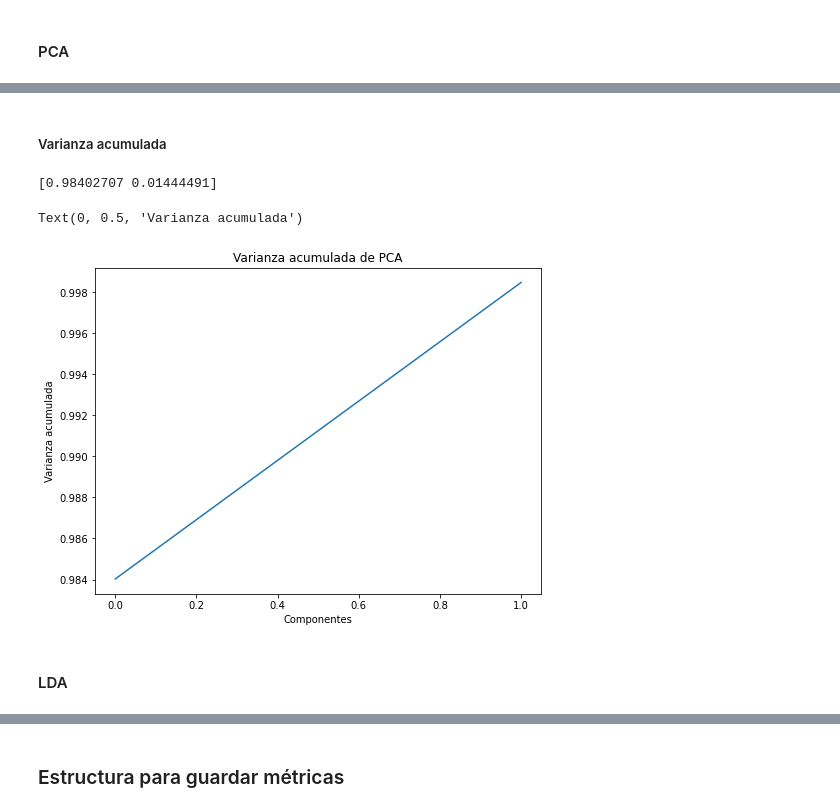
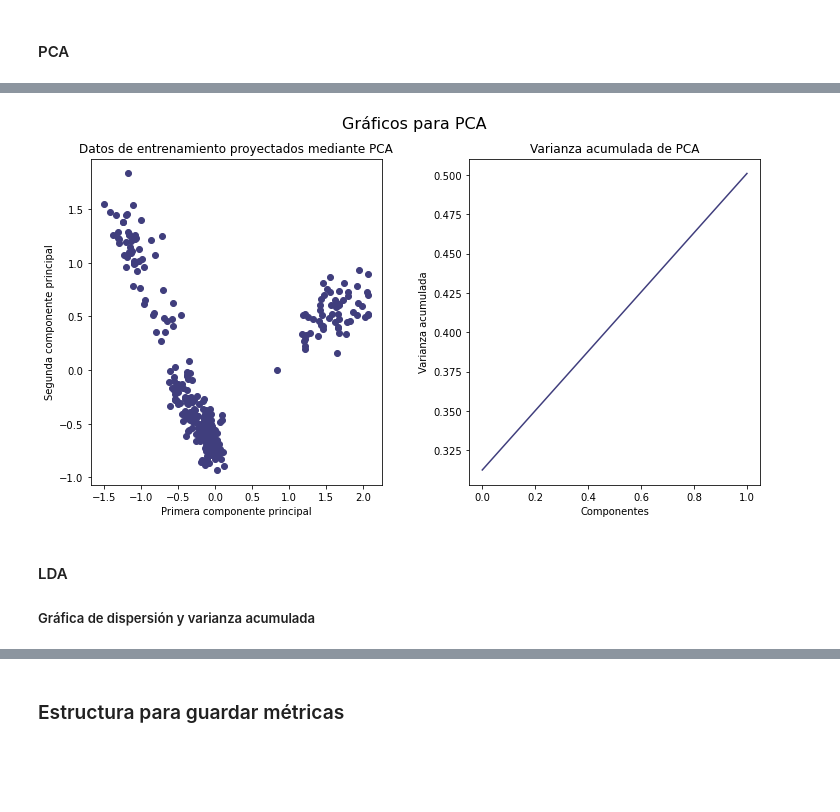
Before and after one commit to lucasbaldezzari/CursoAADoc, a Jupyter notebook: Actividades/TP 3/TP3 - Baldezzari.ipynb, the cells around one changed output, grey strips where cells are left out. Cells and saved outputs as stored; diff of their text form; code cells hidden in the pictures; blank space fills up the shorter version.

```diff
--- a/Actividades/TP 3/TP3 - Baldezzari.ipynb
+++ b/Actividades/TP 3/TP3 - Baldezzari.ipynb
@@ -128,3 +154,9 @@ See the caveats in the documentation: https://pandas.pydata.org/pandas-docs/stab
+# %%
+from sklearn.preprocessing import MinMaxScaler
+
+X_trn = MinMaxScaler().fit_transform(X_trn)
+X_val = MinMaxScaler().fit_transform(X_val)
+X_tst = MinMaxScaler().fit_transform(X_tst)
 # %% [markdown]
 ## Proyección de los datos y visualización
 
@@ -160,18 +187,29 @@ Text(0, 0.5, 'Segunda componente principal')
-# %% [markdown]
-##### Varianza acumulada
-# %%
-print(pca.explained_variance_ratio_)
-plt.figure(figsize=(8,6))
-plt.plot(np.cumsum(pca.explained_variance_ratio_))
-plt.title("Varianza acumulada de PCA")
-plt.xlabel('Componentes')
-plt.ylabel('Varianza acumulada')
-# %% [output]
-[0.98402707 0.01444491]
-Text(0, 0.5, 'Varianza acumulada')
-[figure, removed]
+# %%
+title = "Gráficos para PCA"
+fig, plots = plt.subplots(1, 2, figsize=(12, 6), gridspec_kw=dict(hspace=0.45, wspace=0.3))
+fig.suptitle(title, fontsize = 16)
+
+#Gráfica dispersión
+plots[0].scatter(Xtrn_pca[:,0], Xtrn_pca[:,1], color = "#403e7d")
+plots[0].set_xlabel('Primera componente principal')
+plots[0].set_ylabel('Segunda componente principal')
+plots[0].set_title('Datos de entrenamiento proyectados mediante PCA')
+#plots[0].xaxis.grid(True)
+#plots[0].legend()
+
+#Gráfica de varianza acumulada
+plots[1].plot(np.cumsum(pca.explained_variance_ratio_), color = "#403e7d")
+plots[1].set_xlabel('Componentes')
+plots[1].set_ylabel('Varianza acumulada')
+plots[1].set_title('Varianza acumulada de PCA')
+
+plt.show()
+# %% [output]
+[figure, added]
 # %% [markdown]
 #### LDA
+
+##### Gráfica de dispersión y varianza acumulada
 # %%
 lda = LinearDiscriminantAnalysis(n_components = 2)
 lda.fit(X_trn, y_trn)
```
Also changed, not shown: parts of 24 cells of this notebook.
